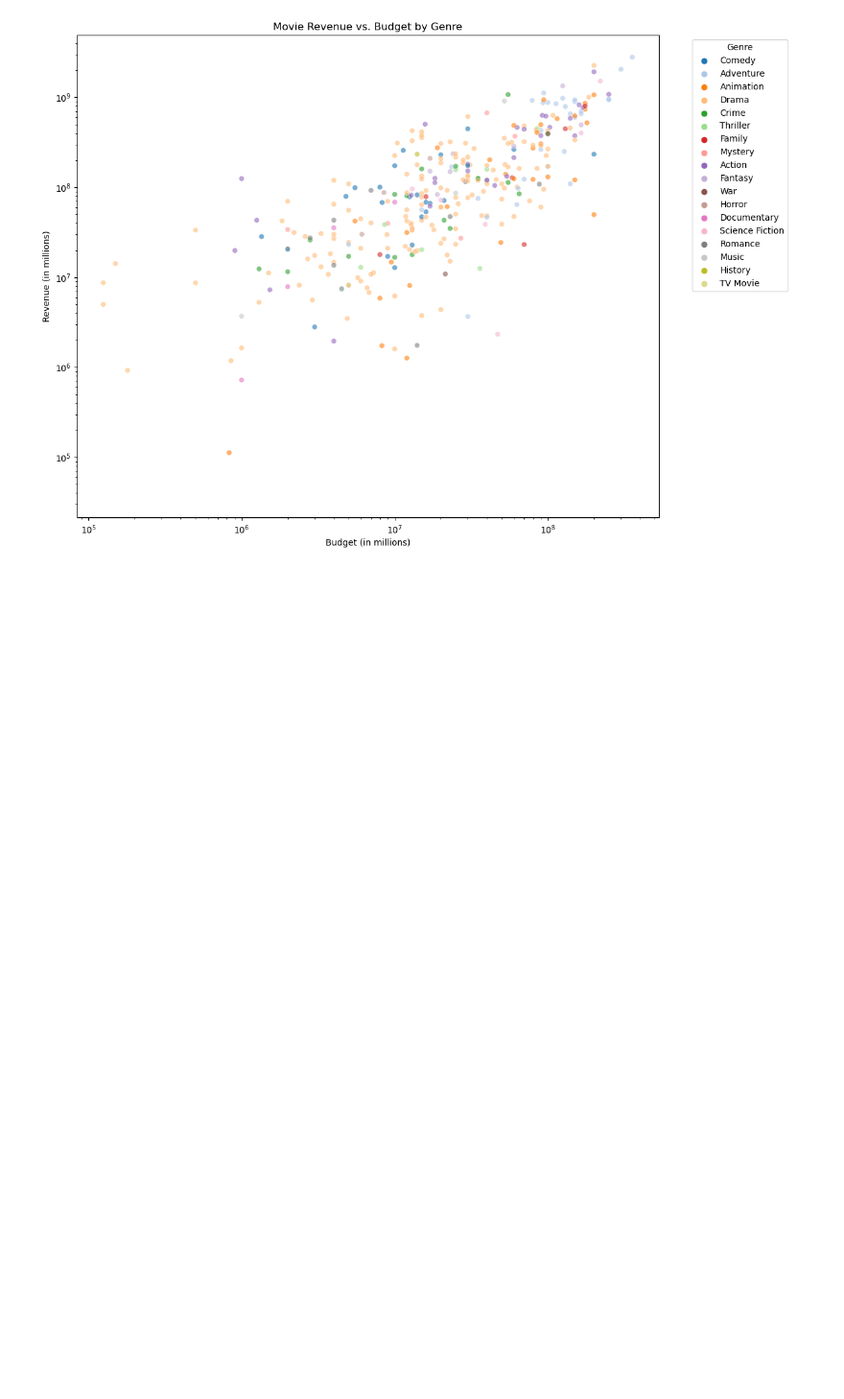
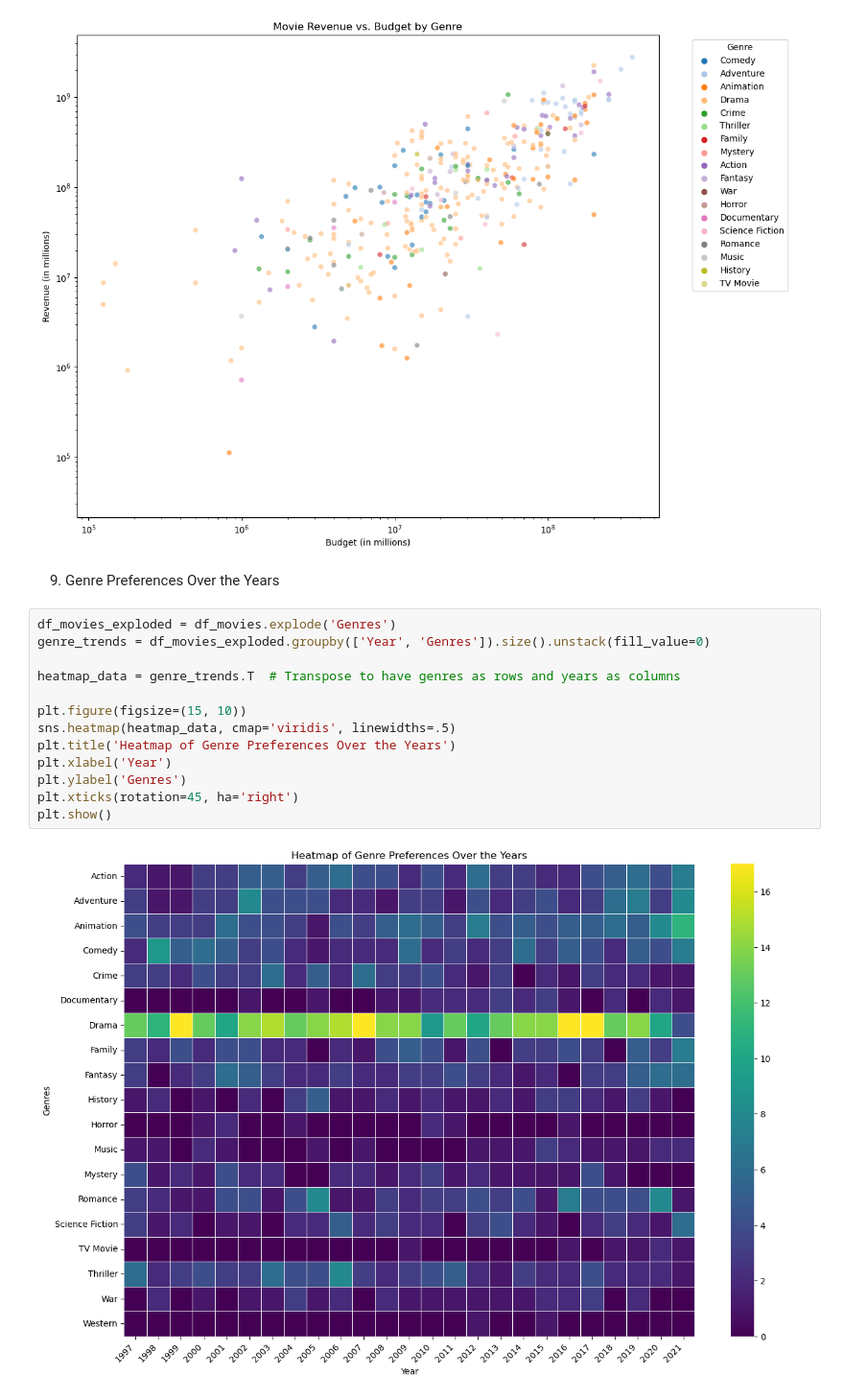
Before and after one commit to samanthamacd/386_Project, a Jupyter notebook: Movies.ipynb, the cells around one changed output. Shown: that part at 96% size. Saved outputs shown, nothing was run; the diff lists cells and outputs as text; blank space fills up the shorter version.

```diff
--- a/Movies.ipynb
+++ b/Movies.ipynb
@@ -395,3 +395,20 @@ plt.legend(title='Genre', bbox_to_anchor=(1.05, 1), loc='upper left')
 plt.show()
 # %% [output]
 [figure]
+# %% [markdown]
+9. Genre Preferences Over the Years
+# %%
+df_movies_exploded = df_movies.explode('Genres')
+genre_trends = df_movies_exploded.groupby(['Year', 'Genres']).size().unstack(fill_value=0)
+
+heatmap_data = genre_trends.T  # Transpose to have genres as rows and years as columns
+
+plt.figure(figsize=(15, 10))
+sns.heatmap(heatmap_data, cmap='viridis', linewidths=.5)
+plt.title('Heatmap of Genre Preferences Over the Years')
+plt.xlabel('Year')
+plt.ylabel('Genres')
+plt.xticks(rotation=45, ha='right')
+plt.show()
+# %% [output]
+[figure, added]
```
Also changed, not shown: parts of 1 cell of this notebook, 26 other files.
